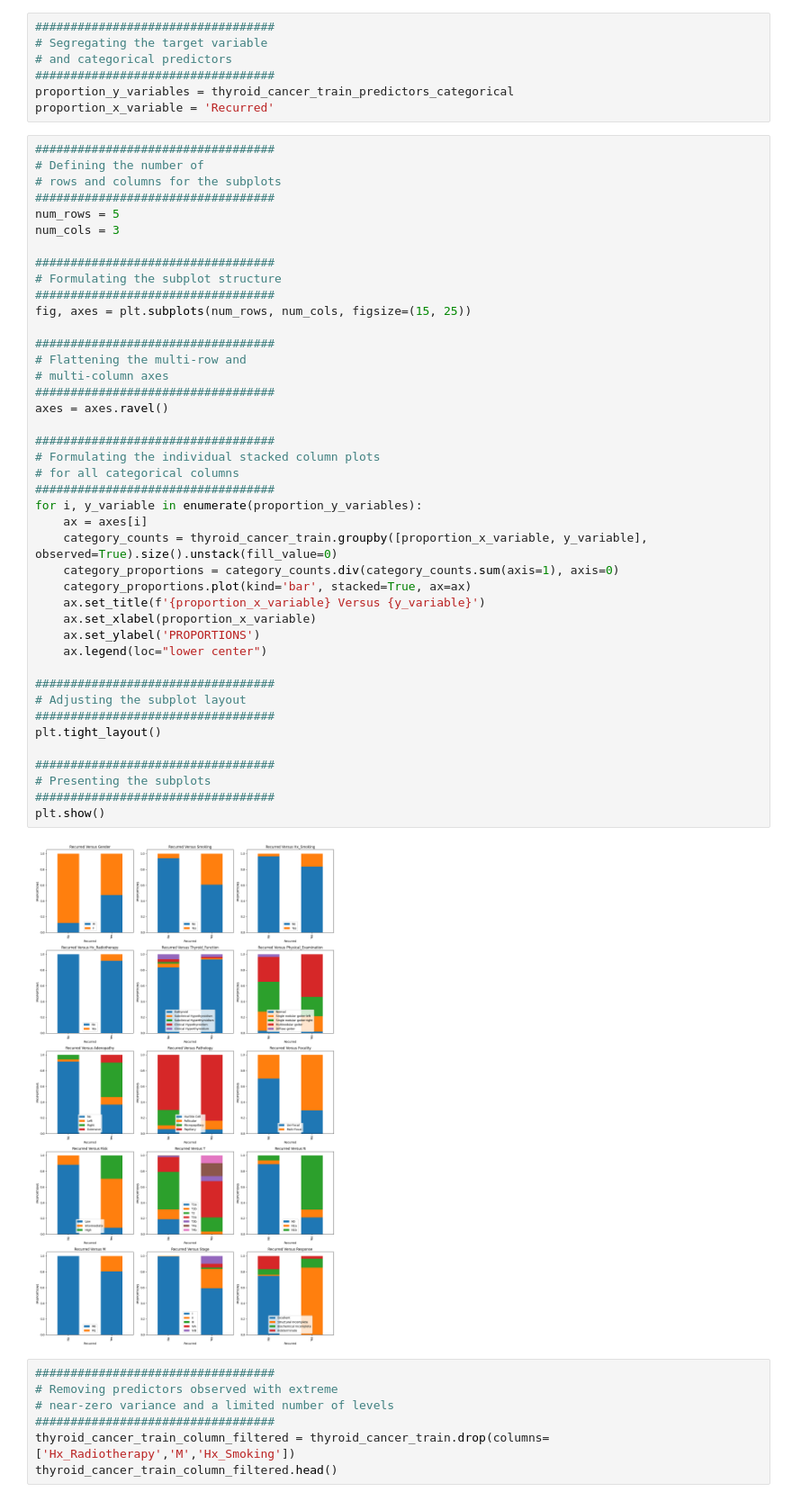
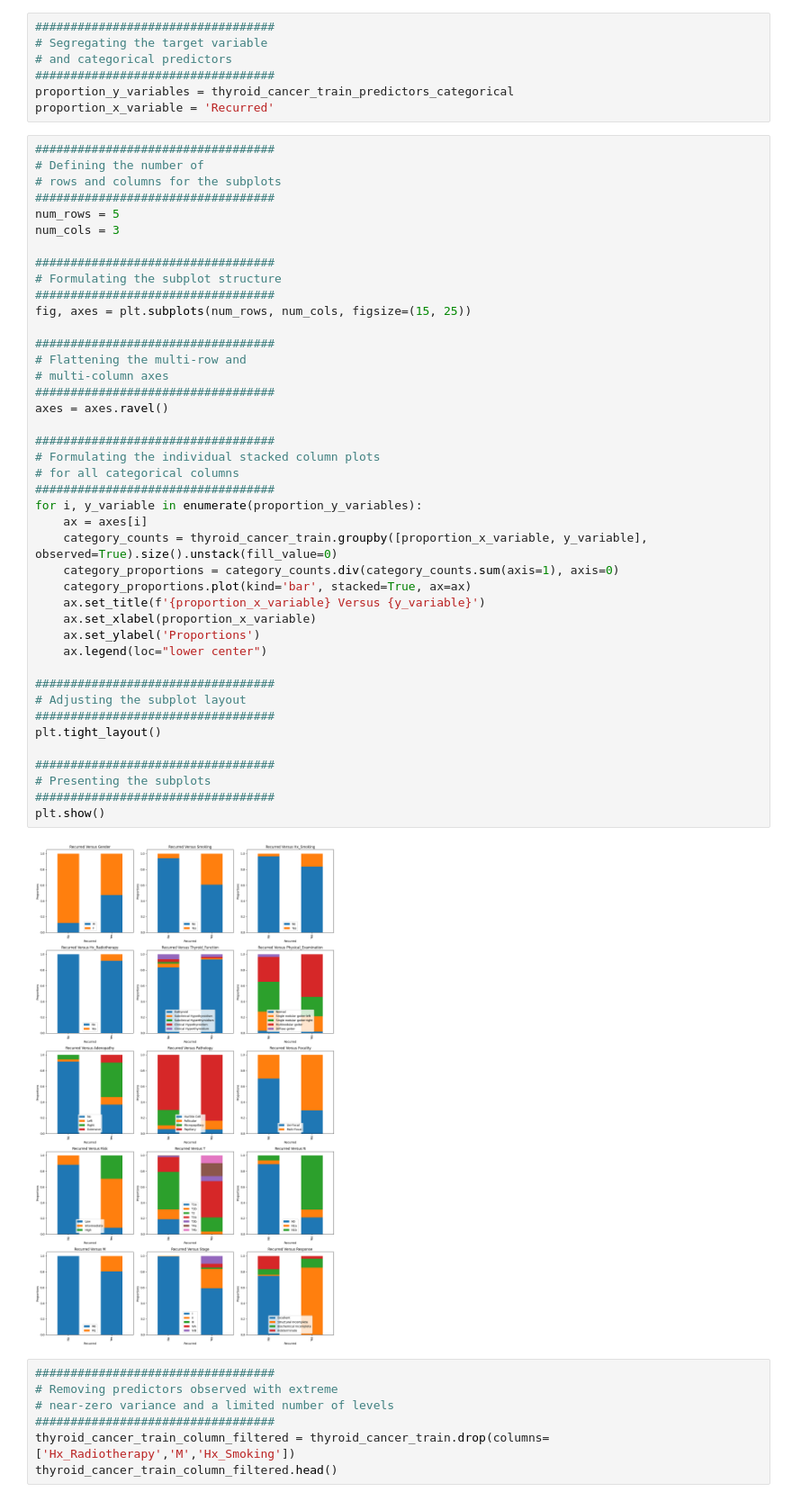
Before and after one commit to JohnPaulinePineda/Portfolio_Project_59, a Jupyter notebook: codes/LeveragingEnsembleLearningWithBaggingBoostingStackingAndBlendingApproaches.ipynb, the cells around one changed output. Shown at 90% size. Saved outputs shown, nothing was run; the diff lists cells and outputs as text.

```diff
--- a/codes/LeveragingEnsembleLearningWithBaggingBoostingStackingAndBlendingApproaches.ipynb
+++ b/codes/LeveragingEnsembleLearningWithBaggingBoostingStackingAndBlendingApproaches.ipynb
@@ -1211,35 +1215,35 @@ fig, axes = plt.subplots(num_rows, num_cols, figsize=(15, 25))
 
 ##################################
 # Flattening the multi-row and
 # multi-column axes
 ##################################
 axes = axes.ravel()
 
 ##################################
 # Formulating the individual stacked column plots
 # for all categorical columns
 ##################################
 for i, y_variable in enumerate(proportion_y_variables):
     ax = axes[i]
     category_counts = thyroid_cancer_train.groupby([proportion_x_variable, y_variable], observed=True).size().unstack(fill_value=0)
     category_proportions = category_counts.div(category_counts.sum(axis=1), axis=0)
     category_proportions.plot(kind='bar', stacked=True, ax=ax)
     ax.set_title(f'{proportion_x_variable} Versus {y_variable}')
     ax.set_xlabel(proportion_x_variable)
-    ax.set_ylabel('PROPORTIONS')
+    ax.set_ylabel('Proportions')
     ax.legend(loc="lower center")
 
 ##################################
 # Adjusting the subplot layout
 ##################################
 plt.tight_layout()
 
 ##################################
 # Presenting the subplots
 ##################################
 plt.show()
 # %% [output]
-[figure, old version]
+[figure, new version]
 # %%
 ##################################
 # Removing predictors observed with extreme
```
Also changed, not shown: parts of 14 cells of this notebook, 2 other files.
